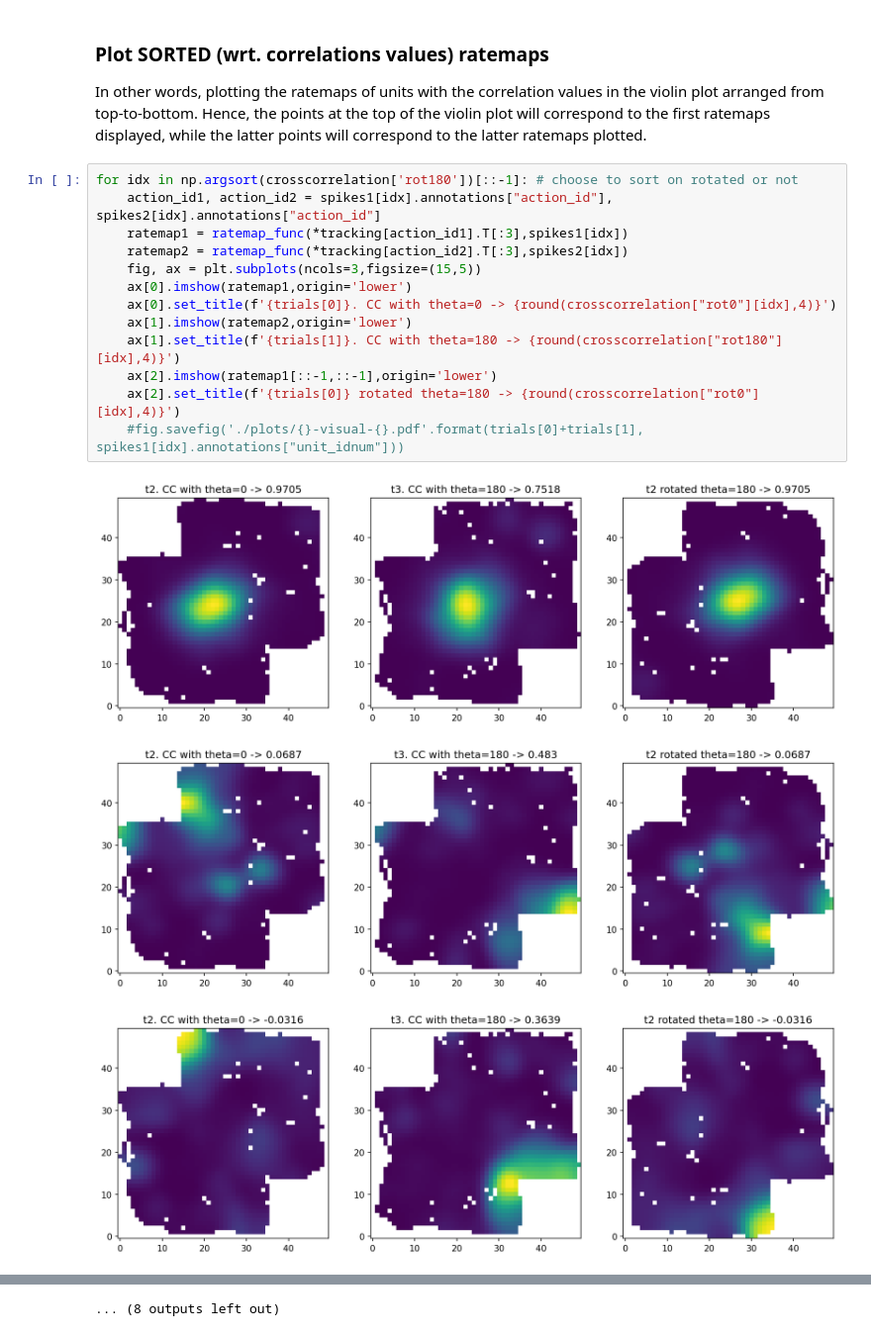
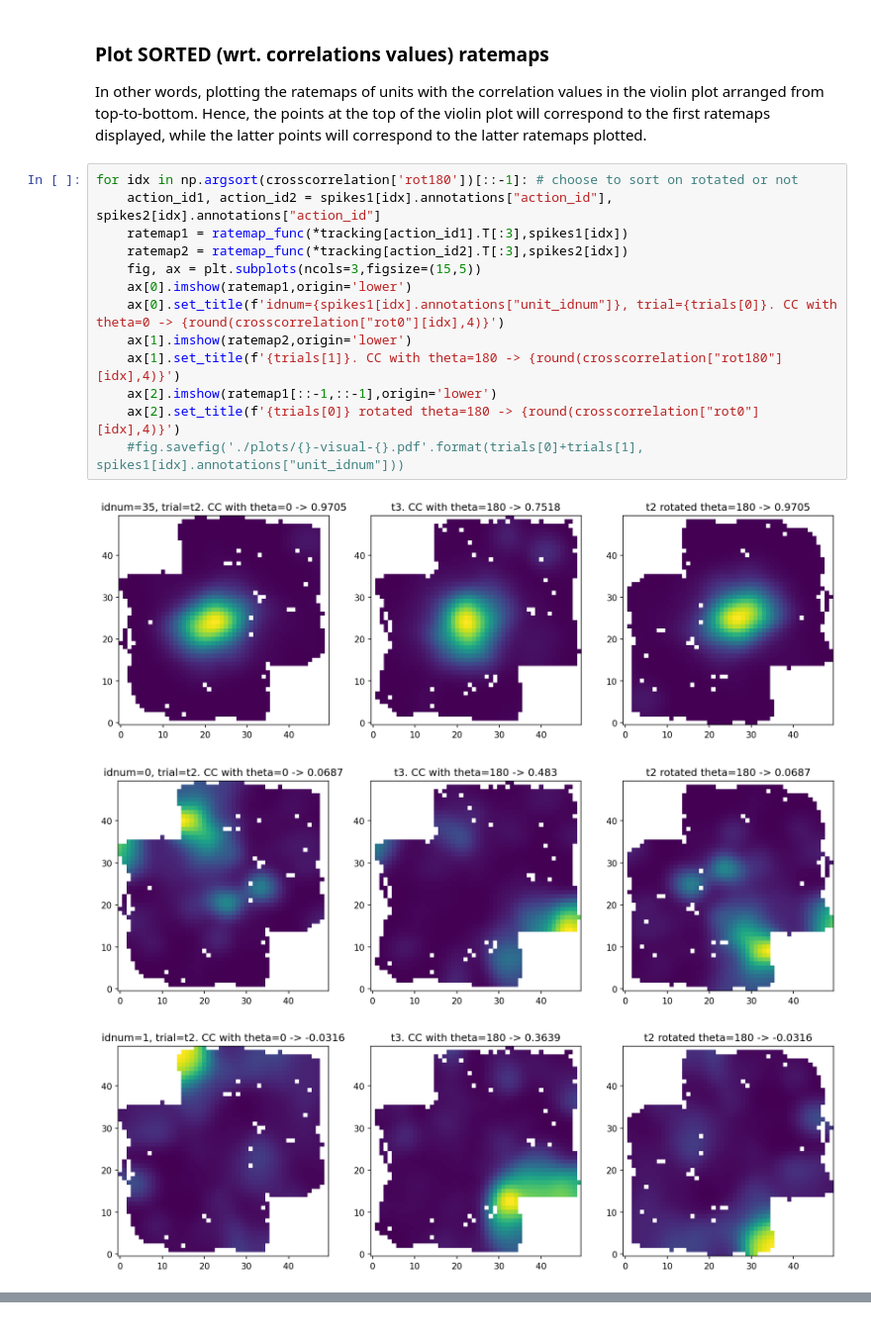
Before and after one commit to CINPLA/cinpla-base, a Jupyter notebook: notebooks/spatial-crosscorrelation-NEW.ipynb, the cells around one changed output, grey strips where cells are left out. Shown: that part at 99% size. Drawn from its saved outputs; the diff is of its cells as text.

Commit message:
adds idnum to ratemaps

```diff
--- a/notebooks/spatial-crosscorrelation-NEW.ipynb
+++ b/notebooks/spatial-crosscorrelation-NEW.ipynb
@@ -157,17 +157,17 @@ In other words, plotting the ratemaps of units with the correlation values in th
 # %%
 for idx in np.argsort(crosscorrelation['rot180'])[::-1]: # choose to sort on rotated or not
     action_id1, action_id2 = spikes1[idx].annotations["action_id"], spikes2[idx].annotations["action_id"]
     ratemap1 = ratemap_func(*tracking[action_id1].T[:3],spikes1[idx])
     ratemap2 = ratemap_func(*tracking[action_id2].T[:3],spikes2[idx])
     fig, ax = plt.subplots(ncols=3,figsize=(15,5))
     ax[0].imshow(ratemap1,origin='lower')
-    ax[0].set_title(f'{trials[0]}. CC with theta=0 -> {round(crosscorrelation["rot0"][idx],4)}')
+    ax[0].set_title(f'idnum={spikes1[idx].annotations["unit_idnum"]}, trial={trials[0]}. CC with theta=0 -> {round(crosscorrelation["rot0"][idx],4)}')
     ax[1].imshow(ratemap2,origin='lower')
     ax[1].set_title(f'{trials[1]}. CC with theta=180 -> {round(crosscorrelation["rot180"][idx],4)}')
     ax[2].imshow(ratemap1[::-1,::-1],origin='lower')
     ax[2].set_title(f'{trials[0]} rotated theta=180 -> {round(crosscorrelation["rot0"][idx],4)}')
     #fig.savefig('./plots/{}-visual-{}.pdf'.format(trials[0]+trials[1], spikes1[idx].annotations["unit_idnum"]))
 # %% [output]
-[figure, old version]
+[figure, new version]
-[figure, old version]
+[figure, new version]
-[figure, old version]
+[figure, new version]
@@ -183 +178,0 @@ for idx in np.argsort(crosscorrelation['rot180'])[::-1]: # choose to sort on rot
-... (8 outputs left out)
```
Also changed, not shown: parts of 1 cell of this notebook.
